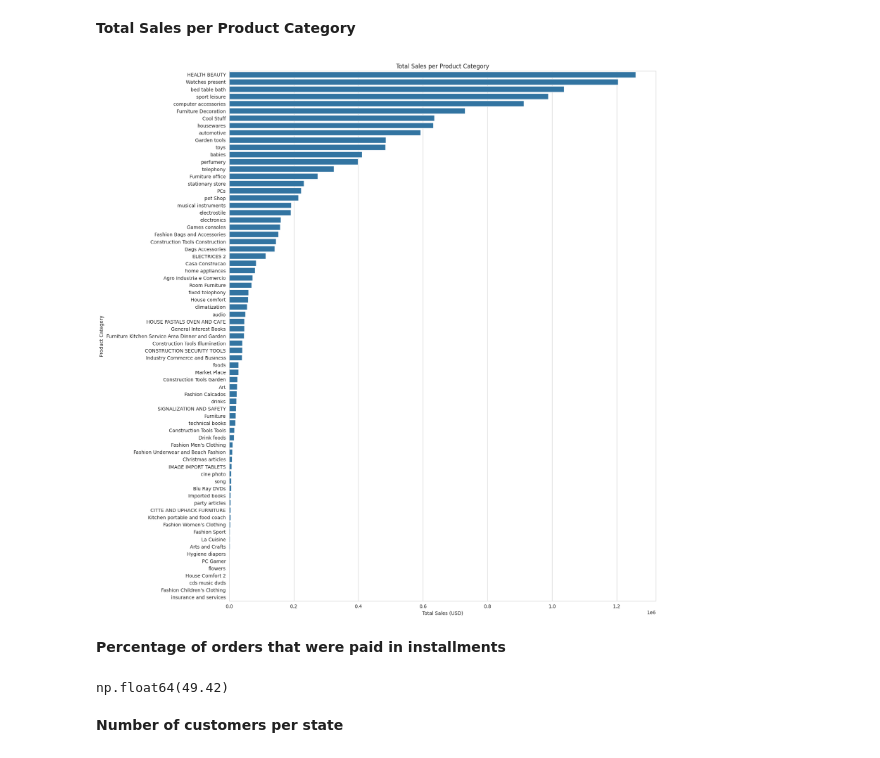
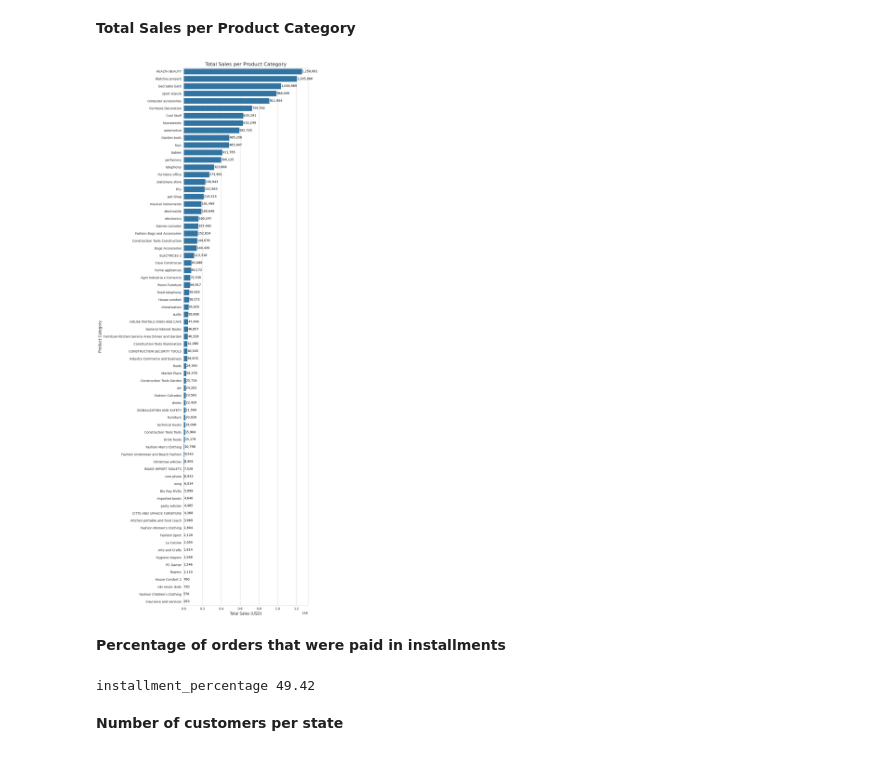
Before and after one commit to MLopita/Online_Shopping_Analysis, a Jupyter notebook: Online_shopping_Analysis.ipynb, the cells around one changed output. Drawn from its saved outputs; the diff is of its cells as text; code cells hidden in the pictures.

```diff
--- a/Online_shopping_Analysis.ipynb
+++ b/Online_shopping_Analysis.ipynb
@@ -32,0 +28,6 @@ Unique customer cities: 4119
+# %%
+Count_Of_Unique_Cities= customers['customer_city'].nunique()
+print("Count_Of_Unique_Cities:" ,Count_Of_Unique_Cities)
+unique_cities = sorted(customers['customer_city'].dropna().unique())
+for city in unique_cities:
+    print(city)
@@ -34,10 +53,10 @@ Unique customer cities: 4119
 city_counts = customers['customer_city'].value_counts().reset_index()
 city_counts.columns = ['City', 'Customer_Count']
 
-top_cities = city_counts.head(20)
+top_cities = city_counts.head(10)
 plt.figure(figsize=(12,8))
 ax = sns.barplot(x='Customer_Count', y='City', data=top_cities, palette='viridis')
-plt.title('Top 20 Cities by Number of Customers', fontsize=14)
+plt.title('Top 10 Cities by Number of Customers', fontsize=14)
 plt.xlabel('Number of Customers', fontsize=12)
 plt.ylabel('City', fontsize=12)
 
@@ -82,23 +101,31 @@ Passing `palette` without assigning `hue` is deprecated and will be removed in v
 **Total Sales per Product Category**
 # %%
 merged = order_items.merge(products, on='product_id', how='left')
-sales_category = merged.groupby('product category')['price'].sum().reset_index().sort_values(by='price', ascending=False)
+sales_category = (
+    merged.groupby('product category')['price']
+    .sum()
+    .reset_index()
+    .sort_values(by='price', ascending=False))
 
-plt.figure(figsize=(16,20))
-sns.barplot(x='price', y='product category', data=sales_category)
-plt.title('Total Sales per Product Category')
-plt.xlabel('Total Sales (USD)')
-plt.ylabel('Product Category')
+plt.figure(figsize=(10, 25))
+ax = sns.barplot(x='price', y='product category', data=sales_category, orient='h')
+plt.title('Total Sales per Product Category', fontsize=16)
+plt.xlabel('Total Sales (USD)', fontsize=12)
+plt.ylabel('Product Category', fontsize=12)
+
+for i, v in enumerate(sales_category['price']):
+    ax.text(v + 500, i, f'{v:,.0f}', color='black', va='center', fontsize=10)
+plt.tight_layout()
 plt.show()
 # %% [output]
-[figure, old version]
+[figure, new version]
 # %% [markdown]
 **Percentage of orders that were paid in installments**
 # %%
 installment_percentage = round((payments['payment_installments'] > 1).sum() / len(payments) * 100, 2)
-installment_percentage
+print("installment_percentage", installment_percentage)
 # %% [output]
-np.float64(49.42)
+installment_percentage 49.42
 # %% [markdown]
 **Number of customers per state**
 # %%
```
Also changed, not shown: parts of 12 cells of this notebook.
